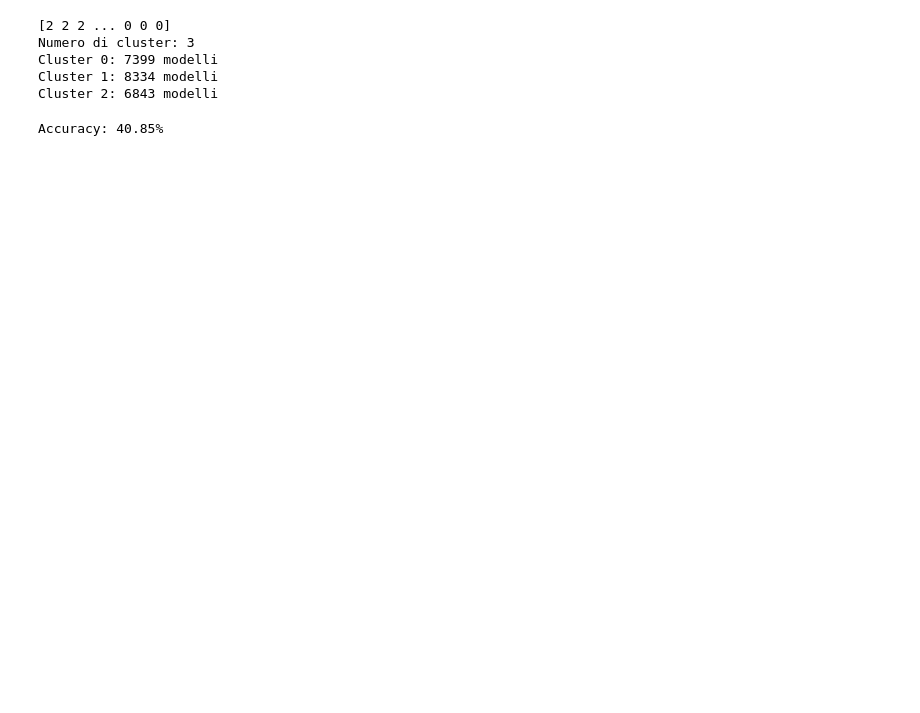
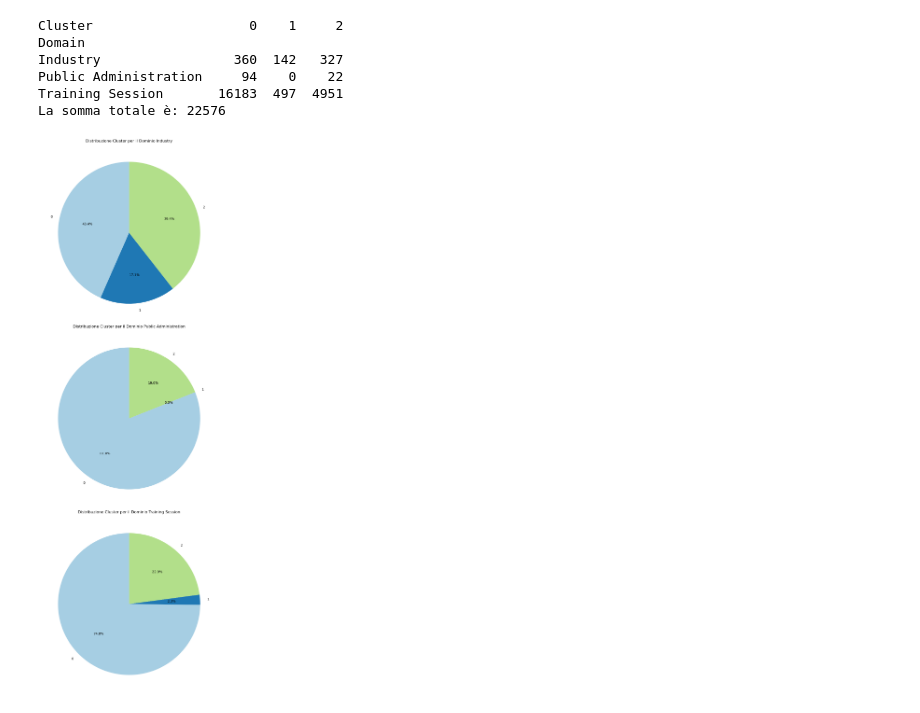
Before and after one commit to IvanComp/BPMN-Analysis, a Jupyter notebook: 2.Data-Clustering.ipynb, the cells around one changed output. Cells and saved outputs as stored; diff of their text form; code cells hidden in the pictures; blank space fills up the shorter version.

```diff
--- a/2.Data-Clustering.ipynb
+++ b/2.Data-Clustering.ipynb
@@ -42,43 +95,33 @@ The number of principal components for 80% cumulative explained variance is: 21
-# %%
-# Apply PCA with 21 Principal Components
-pca = PCA(n_components=21)
-X_pca = pca.fit_transform(X)
-
-# Applica K-Means clustering  (controlla se fa distanza per riga o colonna)
-# Applica K-medoid (non su sk.learn) clustering  (per altre distanze -> prima passare la matrice delle distanze)
-kmeans = KMeans(n_clusters=3)
-clusters = kmeans.fit_predict(X_pca)
-
-print(clusters)
-
-# Informazioni sui componenti principali
-explained_variance_ratio = pca.explained_variance_ratio_
-components = pca.components_
-
-unique_clusters, counts = np.unique(clusters, return_counts=True)
-
-# Stampa il numero di cluster
-print(f"Numero di cluster: {len(unique_clusters)}")
-
-# Stampa il numero di modelli per ogni cluster
-for i, count in zip(unique_clusters, counts):
-    print(f"Cluster {i}: {count} modelli")
-# %% [output]
-[2 2 2 ... 0 0 0]
-Numero di cluster: 3
-Cluster 0: 7399 modelli
-Cluster 1: 8334 modelli
-Cluster 2: 6843 modelli
-# %%
-# Assuming 'clusters' are the obtained cluster labels
-cluster_mapping = {2: 'Industry', 1: 'Training Session', 0: 'Public Administration'}
-
-# Map cluster labels to domain names
-mapped_labels = [cluster_mapping[cluster] for cluster in clusters]
-# Calculate accuracy
-accuracy = accuracy_score(y_true, mapped_labels)
-
-# Print accuracy
-print(f"Accuracy: {accuracy * 100:.2f}%")
-# %% [output]
-Accuracy: 40.85%
+# %%
+import pandas as pd
+import matplotlib.pyplot as plt
+
+# Carica il file CSV
+file_path = "./data/Cleaned data/BPMNcleaned_merged.csv"
+data = pd.read_csv(file_path)
+
+grouped_data = data.groupby(['Domain', 'Cluster']).size().reset_index(name='Count')
+
+pivot_table = grouped_data.pivot_table(values='Count', index='Domain', columns='Cluster', aggfunc='first', fill_value=0)
+
+print(pivot_table)
+
+total_sum = pivot_table.sum().sum()
+print("La somma totale è:", total_sum)
+
+fig, axes = plt.subplots(nrows=len(pivot_table.index), ncols=1, figsize=(8, 8 * len(pivot_table.index)))
+
+for i, domain in enumerate(pivot_table.index):
+    axes[i].pie(pivot_table.loc[domain], labels=pivot_table.columns, autopct='%1.1f%%', startangle=90, colors=plt.cm.Paired(range(len(pivot_table.columns))))
+    axes[i].set_title(f'Distribuzione Cluster per il Dominio {domain}')
+
+plt.tight_layout()
+plt.show()
+# %% [output]
+Cluster                    0    1     2
+Domain
+Industry                 360  142   327
+Public Administration     94    0    22
+Training Session       16183  497  4951
+La somma totale è: 22576
+[figure, added]
```
Also changed, not shown: parts of 1 cell of this notebook, 8 other files.
